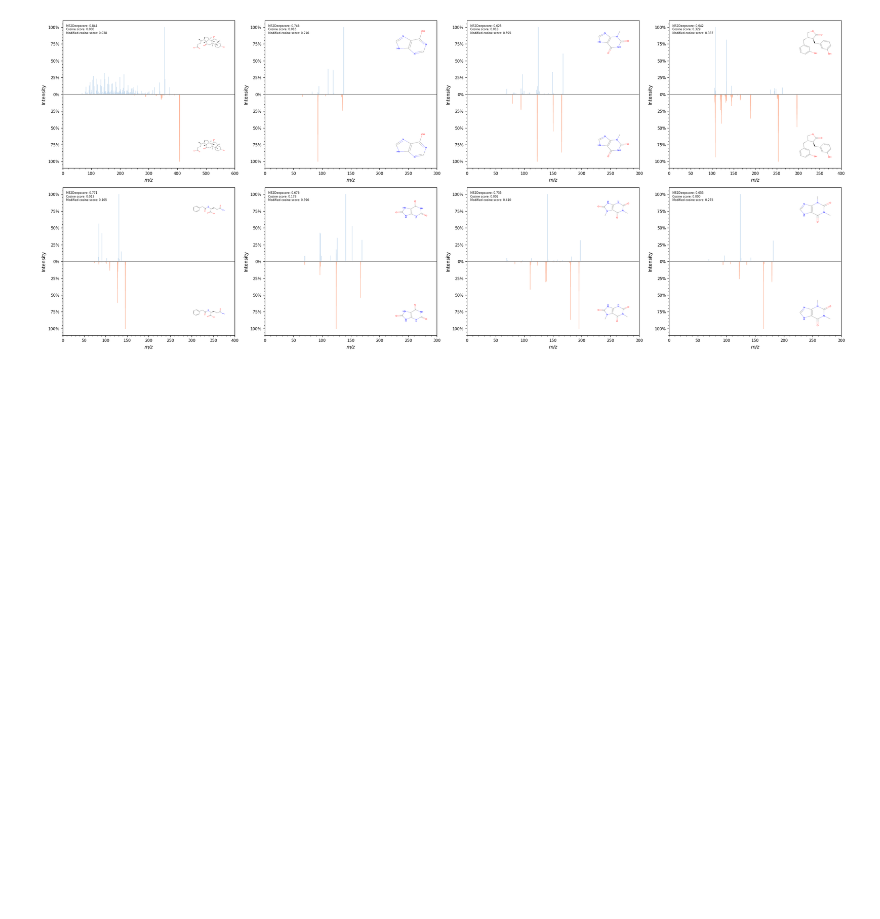
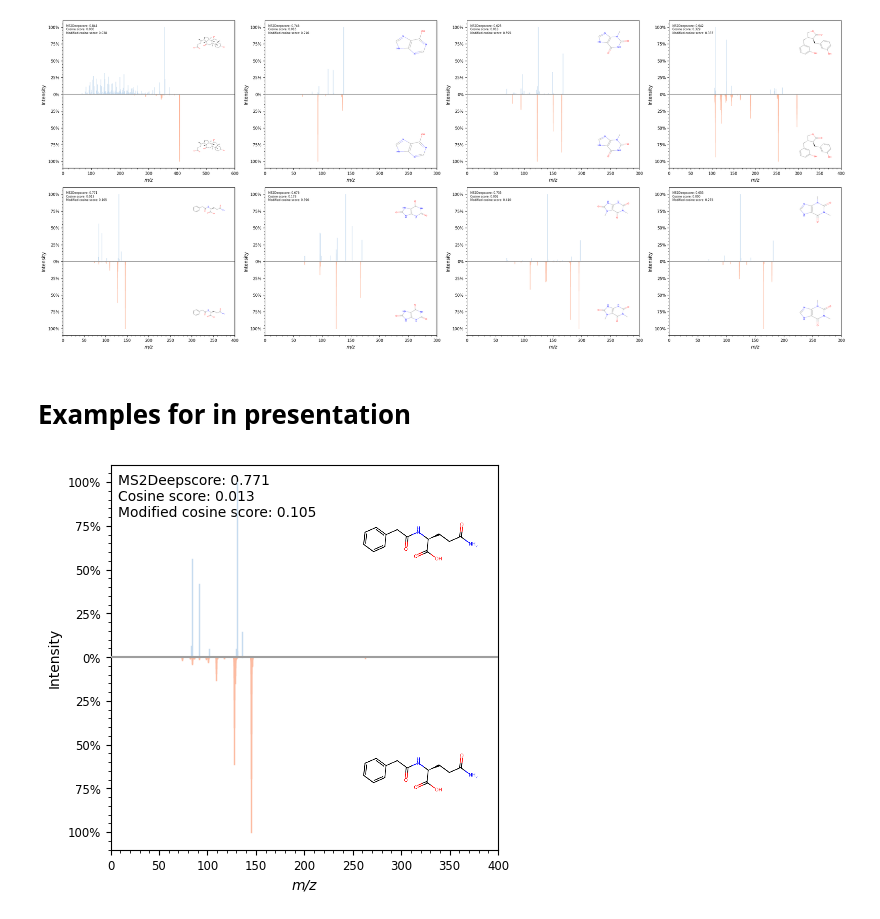
Before and after one commit to matchms/ms2deepscore, a Jupyter notebook: notebooks/case_studies_ms2deepscore_2/Urine_case_study/visualize_example_spectra.ipynb, the cells around one changed output. Saved outputs shown, nothing was run; the diff lists cells and outputs as text; code cells hidden in the pictures; blank space fills up the shorter version.

```diff
--- a/notebooks/case_studies_ms2deepscore_2/Urine_case_study/visualize_example_spectra.ipynb
+++ b/notebooks/case_studies_ms2deepscore_2/Urine_case_study/visualize_example_spectra.ipynb
@@ -23,12 +23,12 @@ def download_file(link, file_name):
 
 model_file_name = "ms2deepscore_model.pt"
 case_study_spectra_file_name = "case_study_spectra.mgf"
-ms2query_annotations = "ms2query_annotations.csv"
+ms2query_annotations_file_name = "ms2query_annotations.csv"
 
 download_file("https://zenodo.org/records/14290920/files/settings.json?download=1", "ms2deepscore_settings.json")
 download_file("https://zenodo.org/records/14290920/files/ms2deepscore_model.pt?download=1", model_file_name)
 download_file("https://zenodo.org/records/14535374/files/cleaned_spectra_pos_neg_with_numbering.mgf?download=1", case_study_spectra_file_name)
-download_file("https://zenodo.org/records/14535374/files/ms2query_annotations.csv?download=1", ms2query_annotations)
+download_file("https://zenodo.org/records/14535374/files/ms2query_annotations.csv?download=1", ms2query_annotations_file_name)
 # %% [output]
 The file ms2deepscore_settings.json already exists, the file won't be downloaded
 The file ms2deepscore_model.pt already exists, the file won't be downloaded
@@ -346,7 +358,7 @@ embedding_umap_df = pd.DataFrame(embedding_umap,
 indexes = embedding_umap_df.index
 embedding_umap_df["query_spectrum_nr"] = indexes
 # %%
-ms2query_annotations = pd.read_csv(ms2query_annotations)
+ms2query_annotations = pd.read_csv(ms2query_annotations_file_name)
 merged_data = pd.merge(embedding_umap_df, ms2query_annotations, on="query_spectrum_nr", how= "outer")
 # %%
 # get all ms2query scores above 0.8
@@ -432,2 +444,4 @@ plt.savefig("exact_matches_urine.png", dpi=600, bbox_inches='tight')
 # %% [output]
 [figure]
+# %% [markdown]
+# Examples for in presentation
@@ -433,0 +513,10 @@ plt.savefig("exact_matches_urine.png", dpi=600, bbox_inches='tight')
+# %%
+import matplotlib.pyplot as plt
+
+fig, ax = plt.subplots(figsize=(5, 5))
+
+ax = plot_mirror_plot_with_structures(('pos_203', 'neg_113'), ax)
+# plt.show()
+plt.savefig("pos_neg_exact_match_ms2deepscore.png", dpi=600, bbox_inches='tight')
+# %% [output]
+[figure, added]
```
Also changed, not shown: parts of 14 cells of this notebook.
